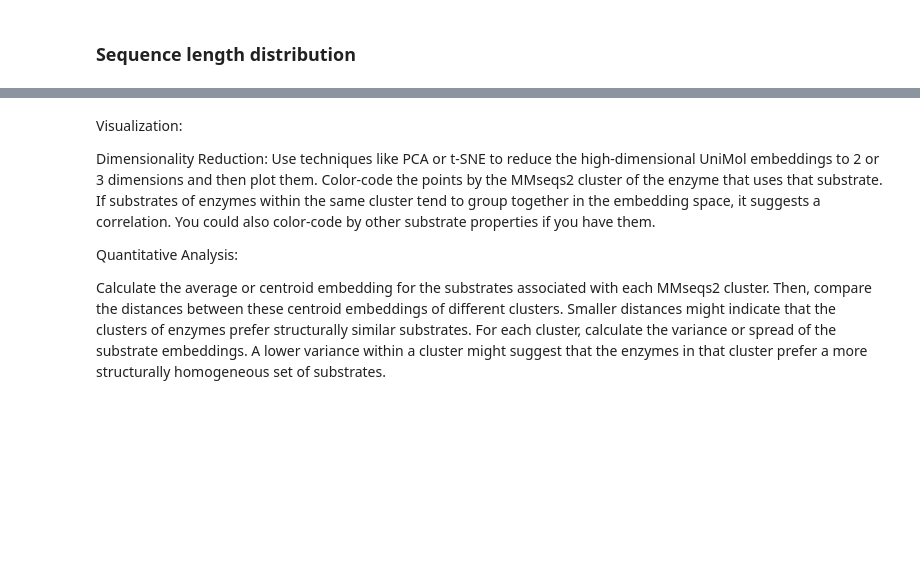
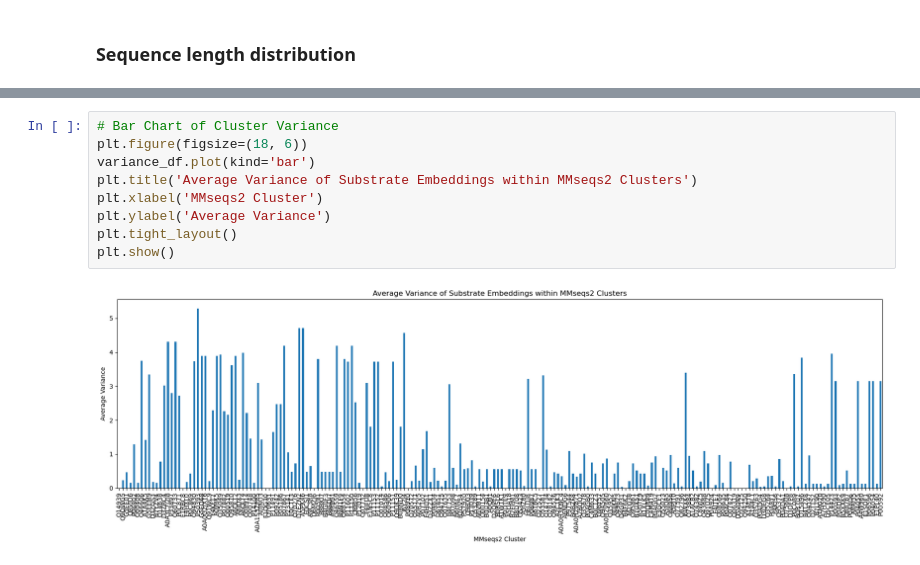
Before and after one commit to HelenSchmid/masterthesis, a Jupyter notebook: manuscript/N3_analyze_promiscuous_esterases.ipynb, the cells around one changed output, grey strips where cells are left out. Drawn from its saved outputs; the diff is of its cells as text; blank space fills up the shorter version.

```diff
--- a/manuscript/N3_analyze_promiscuous_esterases.ipynb
+++ b/manuscript/N3_analyze_promiscuous_esterases.ipynb
@@ -557,10 +635,11 @@ plt.show()
-# %% [markdown]
-Visualization:
-
-Dimensionality Reduction: Use techniques like PCA or t-SNE to reduce the high-dimensional UniMol embeddings to 2 or 3 dimensions and then plot them. Color-code the points by the MMseqs2 cluster of the enzyme that uses that substrate. If substrates of enzymes within the same cluster tend to group together in the embedding space, it suggests a correlation.
-You could also color-code by other substrate properties if you have them.
-
-Quantitative Analysis:
-
-Calculate the average or centroid embedding for the substrates associated with each MMseqs2 cluster. Then, compare the distances between these centroid embeddings of different clusters. Smaller distances might indicate that the clusters of enzymes prefer structurally similar substrates.
-For each cluster, calculate the variance or spread of the substrate embeddings. A lower variance within a cluster might suggest that the enzymes in that cluster prefer a more structurally homogeneous set of substrates.
+# %%
+# Bar Chart of Cluster Variance
+plt.figure(figsize=(18, 6))
+variance_df.plot(kind='bar')
+plt.title('Average Variance of Substrate Embeddings within MMseqs2 Clusters')
+plt.xlabel('MMseqs2 Cluster')
+plt.ylabel('Average Variance')
+plt.tight_layout()
+plt.show()
+# %% [output]
+[figure, added]
```
Also changed, not shown: parts of 19 cells of this notebook, 10 other files.
